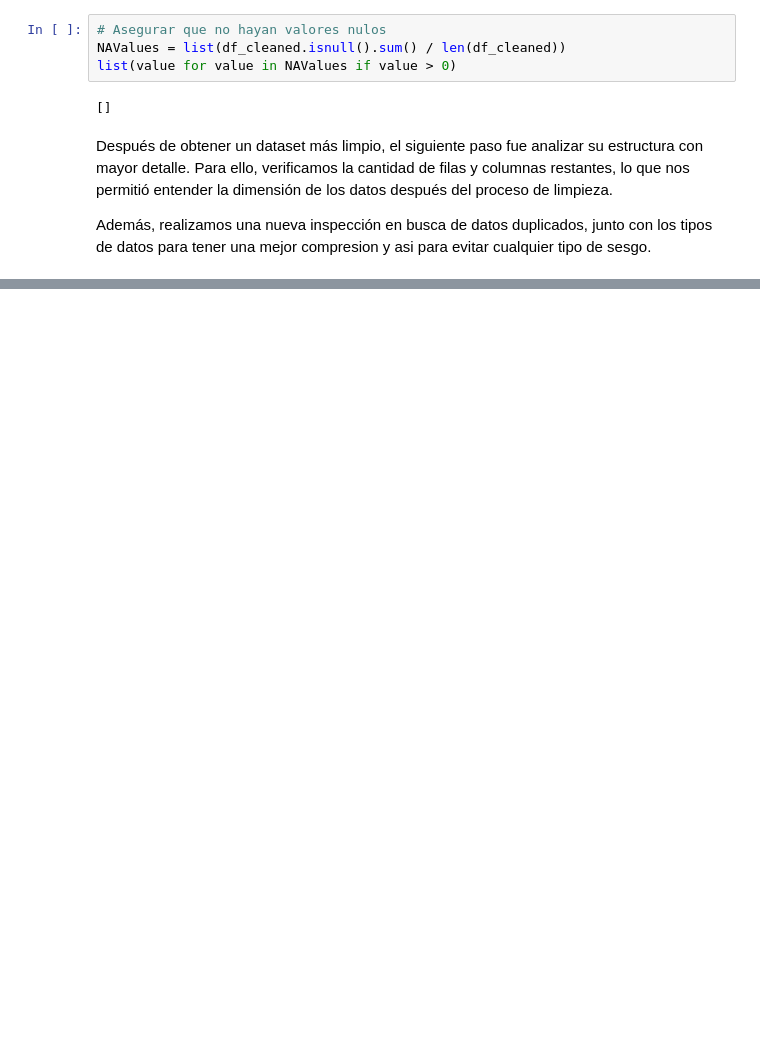
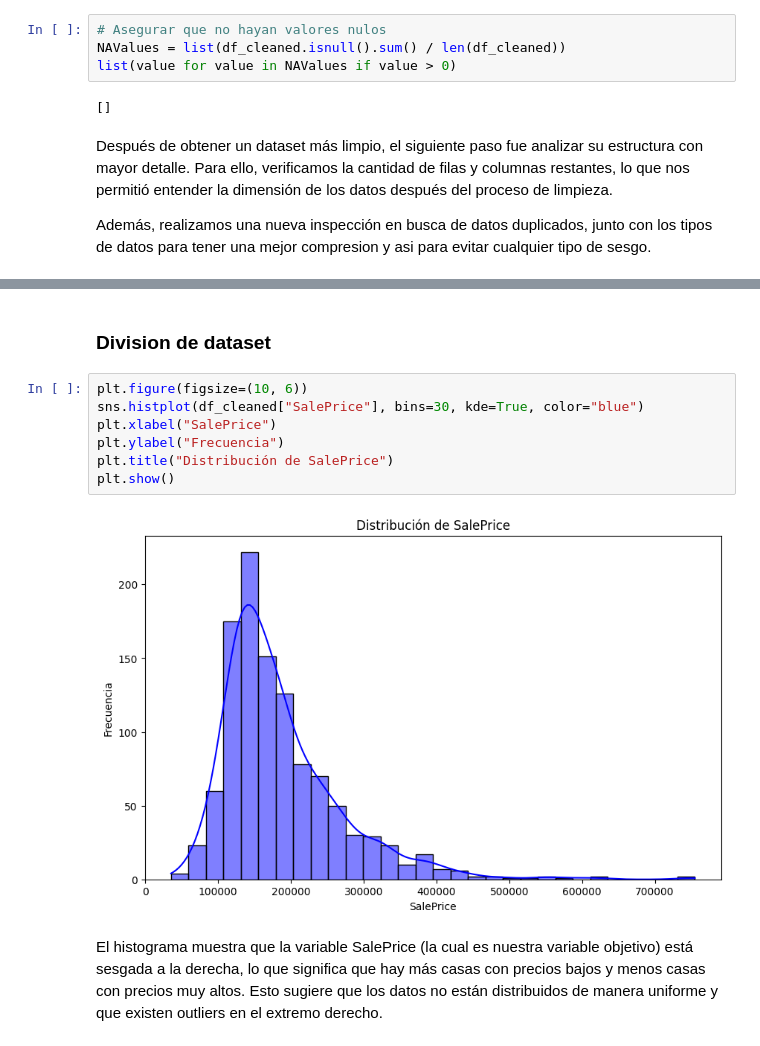
Before and after one commit to DanielRasho/MD-Proyecto2, a Jupyter notebook: main.ipynb, the cells around one changed output, grey strips where cells are left out. Cells and saved outputs as stored; diff of their text form; blank space fills up the shorter version.

```diff
--- a/main.ipynb
+++ b/main.ipynb
@@ -90,0 +176,13 @@ Name: count, dtype: int64
+# %% [markdown]
+### Division de dataset
+# %%
+plt.figure(figsize=(10, 6))
+sns.histplot(df_cleaned["SalePrice"], bins=30, kde=True, color="blue")
+plt.xlabel("SalePrice")
+plt.ylabel("Frecuencia")
+plt.title("Distribución de SalePrice")
+plt.show()
+# %% [output]
+[figure, added]
+# %% [markdown]
+El histograma muestra que la variable SalePrice (la cual es nuestra variable objetivo) está sesgada a la derecha, lo que significa que hay más casas con precios bajos y menos casas con precios muy altos. Esto sugiere que los datos no están distribuidos de manera uniforme y que existen outliers en el extremo derecho.
```
Also changed, not shown: parts of 20 cells of this notebook.
